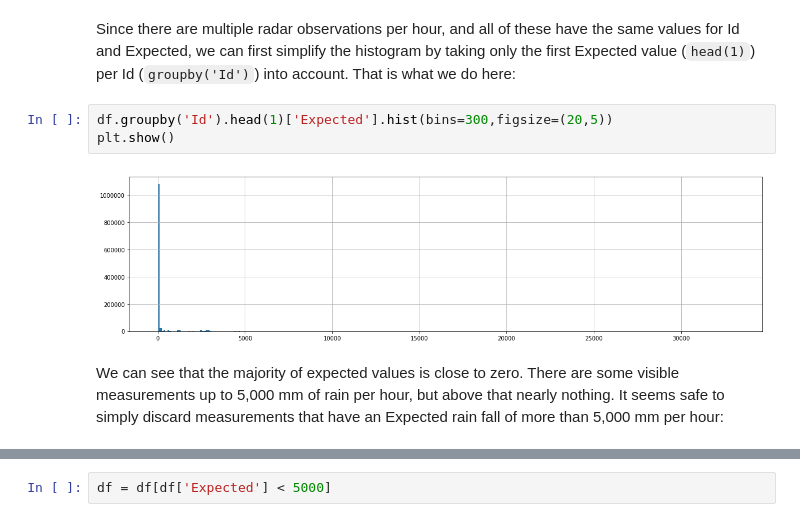
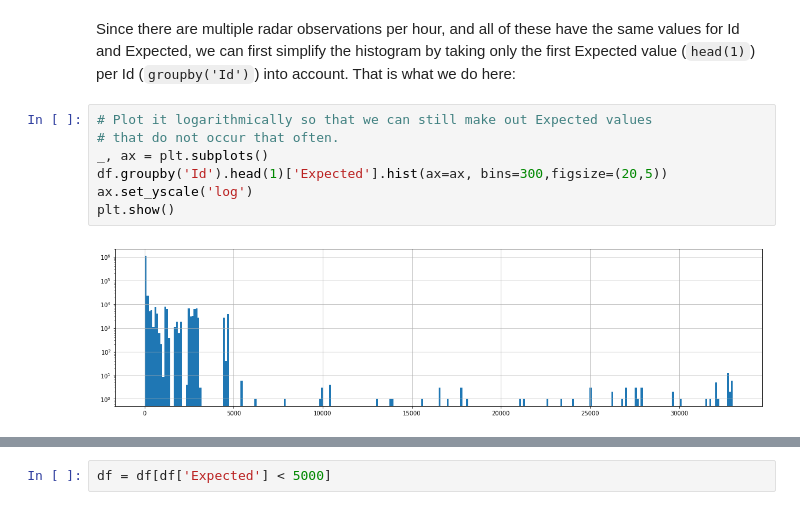
Before and after one commit to haerfest/handson-ml, a Jupyter notebook: Kaggle - How Much Did It Rain II/Kaggle - How Much Did It Rain II.ipynb, the cells around one changed output, grey strips where cells are left out. Cells and saved outputs as stored; diff of their text form.

```diff
--- a/Kaggle - How Much Did It Rain II/Kaggle - How Much Did It Rain II.ipynb
+++ b/Kaggle - How Much Did It Rain II/Kaggle - How Much Did It Rain II.ipynb
@@ -158,9 +160,11 @@ plt.show()
 # %% [markdown]
 Since there are multiple radar observations per hour, and all of these have the same values for Id and Expected, we can first simplify the histogram by taking only the first Expected value (`head(1)`) per Id (`groupby('Id')`) into account. That is what we do here:
 # %%
-df.groupby('Id').head(1)['Expected'].hist(bins=300,figsize=(20,5))
+# Plot it logarithmically so that we can still make out Expected values
+# that do not occur that often.
+_, ax = plt.subplots()
+df.groupby('Id').head(1)['Expected'].hist(ax=ax, bins=300,figsize=(20,5))
+ax.set_yscale('log')
 plt.show()
 # %% [output]
-[figure, old version]
+[figure, new version]
-# %% [markdown]
-We can see that the majority of expected values is close to zero. There are some visible measurements up to 5,000 mm of rain per hour, but above that nearly nothing. It seems safe to simply discard measurements that have an Expected rain fall of more than 5,000 mm per hour:
```
Also changed, not shown: parts of 4 cells of this notebook.
